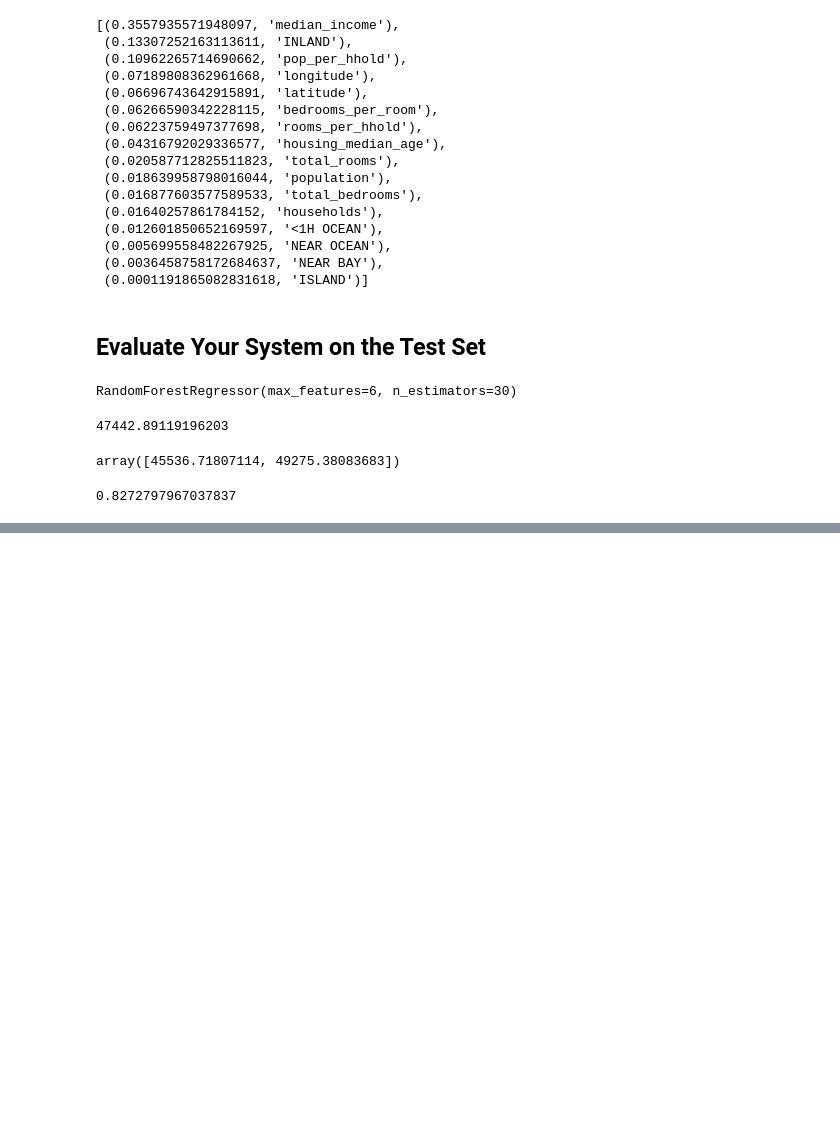
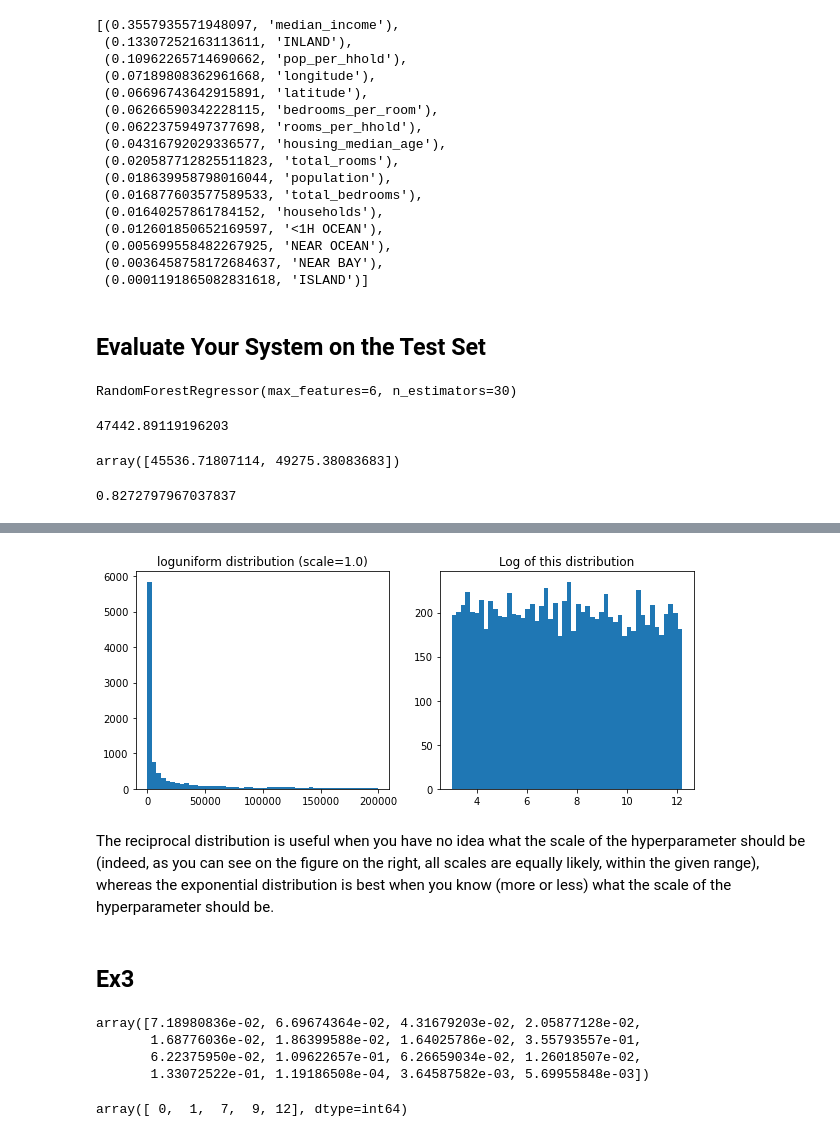
Before and after one commit to ErfanRasti/HandsOnMachineLearning, a Jupyter notebook: Chap2Housing.ipynb, the cells around one changed output, grey strips where cells are left out. Cells and saved outputs as stored; diff of their text form; code cells hidden in the pictures; blank space fills up the shorter version.

```diff
--- a/Chap2Housing.ipynb
+++ b/Chap2Housing.ipynb
@@ -838,0 +948,25 @@ acc
+# %%
+# reciprocal.pdf(x, a, b) = 1 / (x*log(b/a))
+loguniform_distrib = loguniform(20, 200000)
+
+"""
+rvs(a, b, loc=0, scale=1, size=1, random_state=None)
+
+    Random variates.
+"""
+samples = loguniform_distrib.rvs(10000, random_state=42)
+
+plt.figure(figsize=(10, 4))
+plt.subplot(121)
+plt.title("loguniform distribution (scale=1.0)")
+plt.hist(samples, bins=50)
+plt.subplot(122)
+plt.title("Log of this distribution")
+plt.hist(np.log(samples), bins=50)
+plt.show()
+# %% [output]
+[figure, added]
+# %% [markdown]
+The reciprocal distribution is useful when you have no idea what the scale of the hyperparameter should be (indeed, as you can see on the figure on the right, all scales are equally likely, within the given range), whereas the exponential distribution is best when you know (more or less) what the scale of the hyperparameter should be.
+# %% [markdown]
+## Ex3
@@ -838,0 +1001,13 @@ acc
+# %%
+feature_importances
+# %% [output]
+array([7.18980836e-02, 6.69674364e-02, 4.31679203e-02, 2.05877128e-02,
+       1.68776036e-02, 1.86399588e-02, 1.64025786e-02, 3.55793557e-01,
+       6.22375950e-02, 1.09622657e-01, 6.26659034e-02, 1.26018507e-02,
+       1.33072522e-01, 1.19186508e-04, 3.64587582e-03, 5.69955848e-03])
+# %%
+k = 5
+top_k_feature_indices = indices_of_top_k(feature_importances, k)
+top_k_feature_indices
+# %% [output]
+array([ 0,  1,  7,  9, 12], dtype=int64)
```
Also changed, not shown: parts of 28 cells of this notebook.
